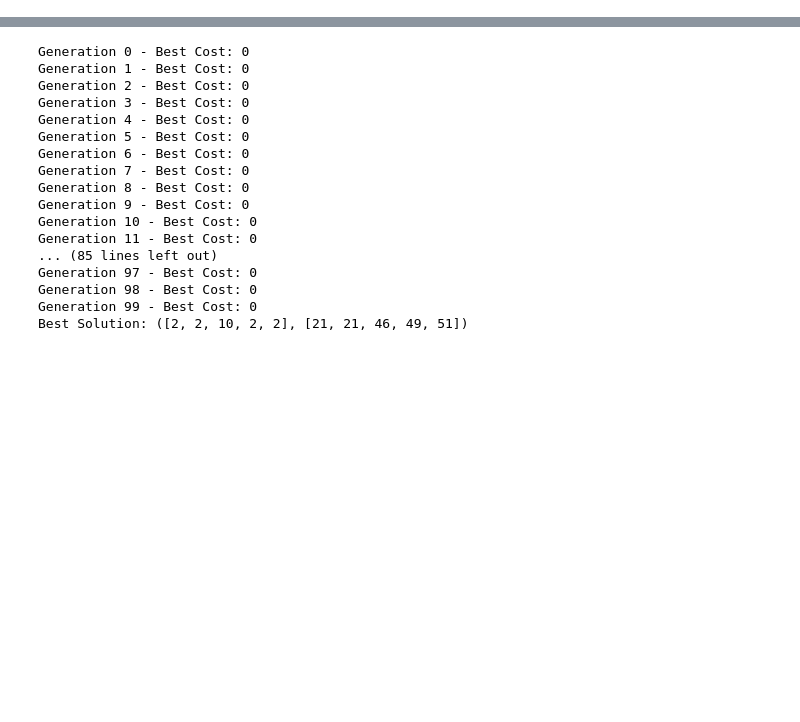
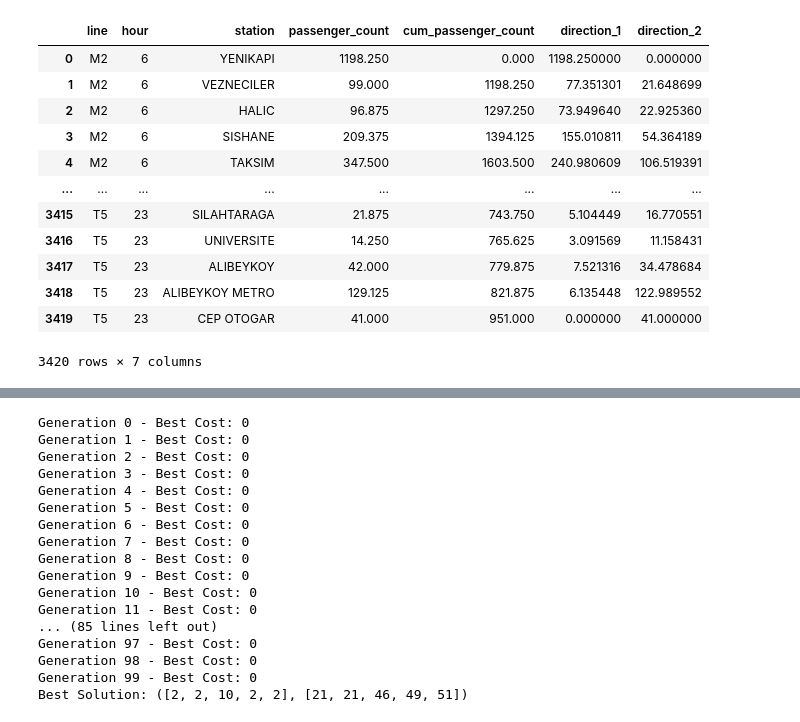
Before and after one commit to NeoAcar/Opti, a Jupyter notebook: main.ipynb, the cells around one changed output, grey strips where cells are left out. Cells and saved outputs as stored; diff of their text form; code cells hidden in the pictures; blank space fills up the shorter version.

Commit message:
data hazırlandı cost taslağı yazıldı 21:15 19/05

```diff
--- a/main.ipynb
+++ b/main.ipynb
@@ -149,0 +175,2 @@ for i in range(len(data)):
+# %%
+sorted_data = sort_passenger_data_by_station(dict, istanbul_metro)
@@ -149,0 +188,11 @@ for i in range(len(data)):
+# %%
+df_rows = []
+for line, hours in sorted_data.items():
+    for hour, stations in hours.items():
+        for station, count in stations.items():
+            df_rows.append({
+                "line": line, "hour": hour, "station": station, "passenger_count": count
+            })
+
+data_sorted = pd.DataFrame(df_rows)
+data_sorted
@@ -149,0 +213,5 @@ for i in range(len(data)):
+# %%
+#cumulative sum of passenger_count shifted by 1 station
+data_sorted['cum_passenger_count'] = data_sorted.groupby(['hour', 'line'])['passenger_count'].cumsum()
+data_sorted['cum_passenger_count'] = data_sorted.groupby(['hour', 'line'])['cum_passenger_count'].shift(fill_value=0)
+data_sorted
@@ -149,0 +232,35 @@ for i in range(len(data)):
+# %%
+def calculate_passenger_count(data, hour, line, station):
+    data = data[(data["hour"] == hour) & (data["line"] == line)]
+    station_data = data[data["station"] == station]
+    passenger_count = station_data["passenger_count"].iloc[0]
+    total_passenger_count = sum(data["passenger_count"])
+    cumsum_passenger_count = station_data["cum_passenger_count"].iloc[0]
+    direction_2 = passenger_count * cumsum_passenger_count / (total_passenger_count-passenger_count)
+    direction_1 = passenger_count-direction_2
+    return direction_1, direction_2
+# %%
+data_sorted['direction_1'] = None
+data_sorted['direction_2'] = None
+
+for index, row in data_sorted.iterrows():
+    direction_1, direction_2 = calculate_passenger_count(data_sorted, row['hour'], row['line'], row['station'])
+    data_sorted.at[index, 'direction_1'] = direction_1
+    data_sorted.at[index, 'direction_2'] = direction_2
+data_sorted['direction_1'] = pd.to_numeric(data_sorted['direction_1'], errors='coerce')
+data_sorted['direction_2'] = pd.to_numeric(data_sorted['direction_2'], errors='coerce')
+data_sorted
+# %% [output]
+|  | line | hour | station | passenger_count | cum_passenger_count | direction_1 | direction_2 |
+| 0 | M2 | 6 | YENIKAPI | 1198.250 | 0.000 | 1198.250000 | 0.000000 |
+| 1 | M2 | 6 | VEZNECILER | 99.000 | 1198.250 | 77.351301 | 21.648699 |
+| 2 | M2 | 6 | HALIC | 96.875 | 1297.250 | 73.949640 | 22.925360 |
+| 3 | M2 | 6 | SISHANE | 209.375 | 1394.125 | 155.010811 | 54.364189 |
+| 4 | M2 | 6 | TAKSIM | 347.500 | 1603.500 | 240.980609 | 106.519391 |
+| ... | ... | ... | ... | ... | ... | ... | ... |
+| 3415 | T5 | 23 | SILAHTARAGA | 21.875 | 743.750 | 5.104449 | 16.770551 |
+| 3416 | T5 | 23 | UNIVERSITE | 14.250 | 765.625 | 3.091569 | 11.158431 |
+| 3417 | T5 | 23 | ALIBEYKOY | 42.000 | 779.875 | 7.521316 | 34.478684 |
+| 3418 | T5 | 23 | ALIBEYKOY METRO | 129.125 | 821.875 | 6.135448 | 122.989552 |
+| 3419 | T5 | 23 | CEP OTOGAR | 41.000 | 951.000 | 0.000000 | 41.000000 |
+3420 rows × 7 columns
```
Also changed, not shown: parts of 16 cells of this notebook.
